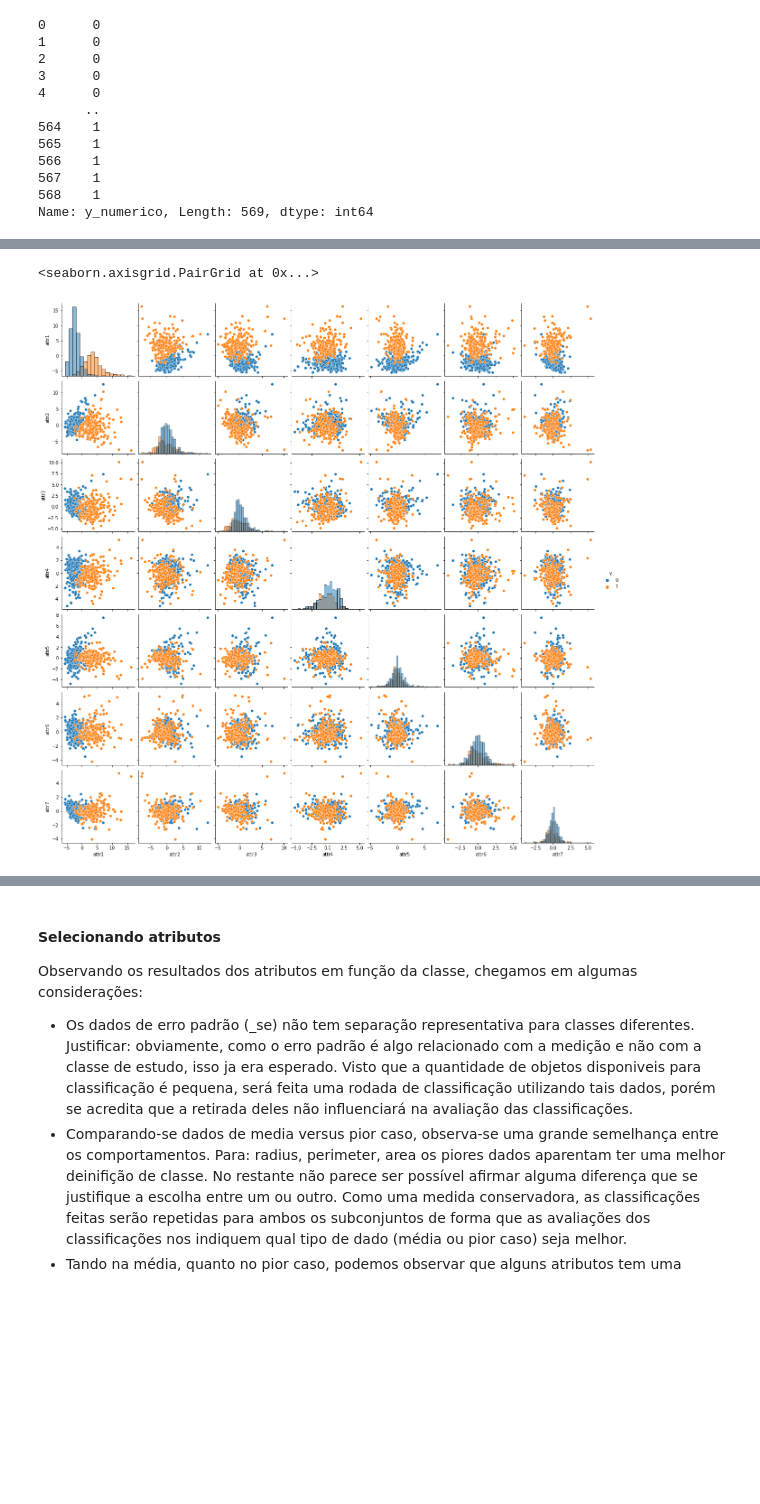
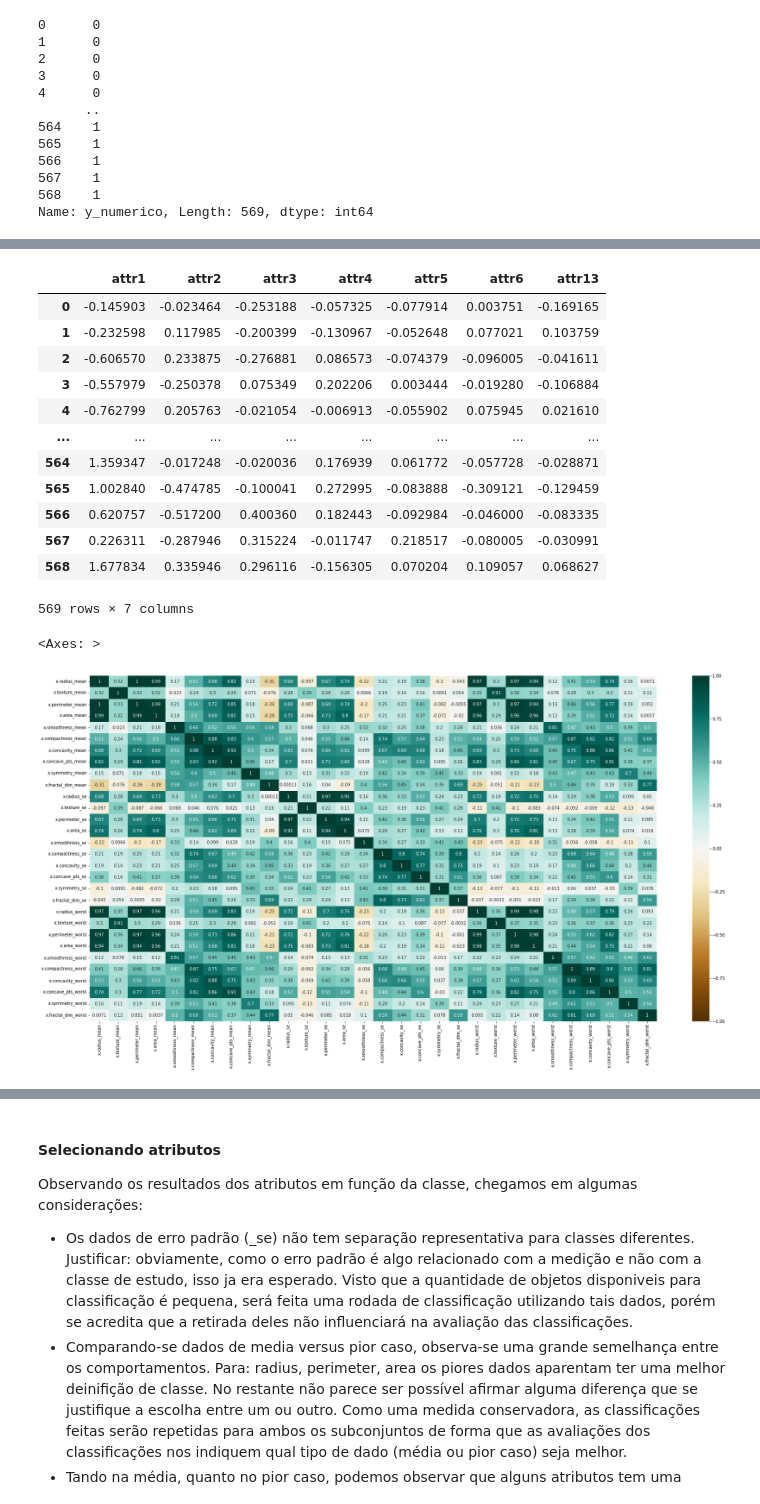
Before and after one commit to carlospcneto/AM-2023-1, a Jupyter notebook: Trabalho1.ipynb, the cells around one changed output, grey strips where cells are left out. Saved outputs shown, nothing was run; the diff lists cells and outputs as text; code cells hidden in the pictures; blank space fills up the shorter version.

```diff
--- a/Trabalho1.ipynb
+++ b/Trabalho1.ipynb
@@ -341,16 +361,37 @@ Name: y_numerico, Length: 569, dtype: int64
 # %%
 from sklearn.decomposition import PCA
-minmax = StandardScaler()
-X = minmax.fit_transform(X)
+
 pca = PCA(n_components=7)
 pca.fit(X)
 X_pca = pca.transform(X)
-colunas_novas = ["attr1", "attr2", "attr3", "attr4", "attr5", "attr6", "attr7"]
+colunas_novas = ["attr1",
+                 "attr2",
+                 "attr3", "attr4", "attr5", "attr6",
+                 #"attr7",
+                 #"attr8", "attr9", "attr10", "attr11", "attr12",
+                 "attr13"]
 X_pca = pd.DataFrame(X_pca, columns=colunas_novas)
-X_pca["y"] = y
+#X_pca["y"] = y
 X_pca
-sns.pairplot(X_pca, vars=colunas_novas, hue="y", diag_kind="hist")
+#sns.pairplot(X_pca, vars=colunas_novas, hue="y", diag_kind="hist")
 # %% [output]
+|  | attr1 | attr2 | attr3 | attr4 | attr5 | attr6 | attr13 |
+| 0 | -0.145903 | -0.023464 | -0.253188 | -0.057325 | -0.077914 | 0.003751 | -0.169165 |
+| 1 | -0.232598 | 0.117985 | -0.200399 | -0.130967 | -0.052648 | 0.077021 | 0.103759 |
+| 2 | -0.606570 | 0.233875 | -0.276881 | 0.086573 | -0.074379 | -0.096005 | -0.041611 |
+| 3 | -0.557979 | -0.250378 | 0.075349 | 0.202206 | 0.003444 | -0.019280 | -0.106884 |
+| 4 | -0.762799 | 0.205763 | -0.021054 | -0.006913 | -0.055902 | 0.075945 | 0.021610 |
+| ... | ... | ... | ... | ... | ... | ... | ... |
+| 564 | 1.359347 | -0.017248 | -0.020036 | 0.176939 | 0.061772 | -0.057728 | -0.028871 |
+| 565 | 1.002840 | -0.474785 | -0.100041 | 0.272995 | -0.083888 | -0.309121 | -0.129459 |
+| 566 | 0.620757 | -0.517200 | 0.400360 | 0.182443 | -0.092984 | -0.046000 | -0.083335 |
+| 567 | 0.226311 | -0.287946 | 0.315224 | -0.011747 | 0.218517 | -0.080005 | -0.030991 |
+| 568 | 1.677834 | 0.335946 | 0.296116 | -0.156305 | 0.070204 | 0.109057 | 0.068627 |
-<seaborn.axisgrid.PairGrid at 0x...>
+569 rows × 7 columns
-[figure, removed]
+# %%
+plt.figure(figsize=(30, 15))
+sns.heatmap(X.corr(), vmin=-1, vmax=1, annot=True, cmap='BrBG')
+# %% [output]
+<Axes: >
+[figure, added]
 # %%
```
Also changed, not shown: parts of 11 cells of this notebook.
